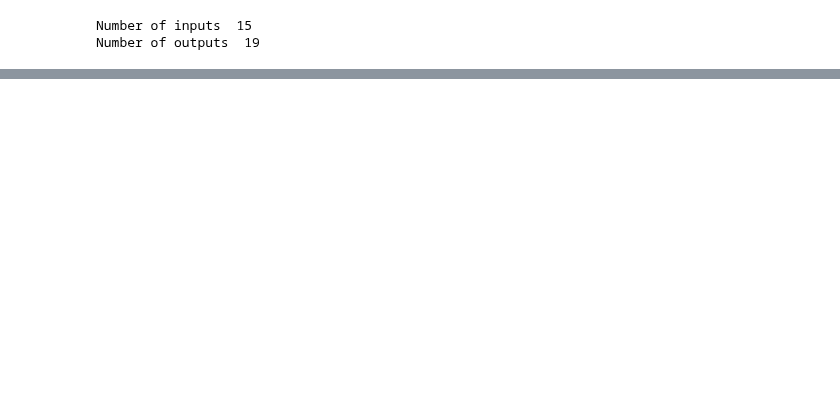
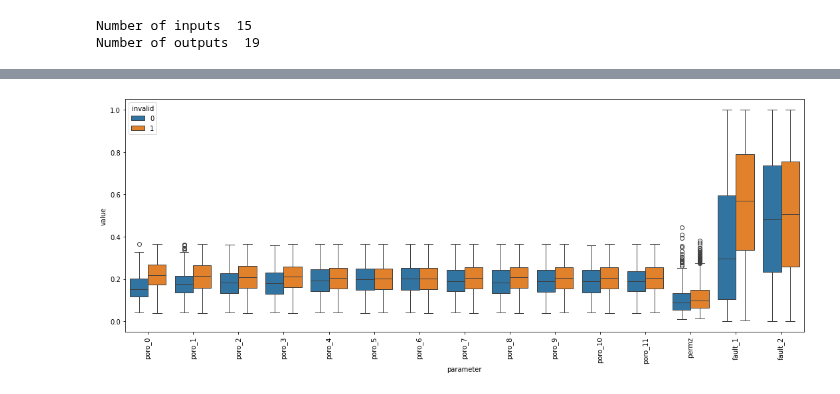
Before and after one commit to UM-Bridge/benchmarks, a Jupyter notebook: benchmarks/resevoirsim/opengosim.ipynb, the cells around one changed output, grey strips where cells are left out. Saved outputs shown, nothing was run; the diff lists cells and outputs as text; code cells hidden in the pictures; blank space fills up the shorter version.

```diff
--- a/benchmarks/resevoirsim/opengosim.ipynb
+++ b/benchmarks/resevoirsim/opengosim.ipynb
@@ -270,9 +252,12 @@ Average runtime  23.29379486100015  runtime variance  53.14385652886061
 # %%
+invalid_flags = []
 # Check if any pressure exceeds 200bar
-output_pressure = [feval[i, 0, 1:4] for i in range(len(samples))]
-#print(output_pressure)
+output_pressure = [feval[i][1:4] for i in range(len(feval))]
 for (idx,f) in enumerate(output_pressure):
     if np.any([px >= 200 for px in f]):
             print("Sample", samples[idx] , " at pressure ", f, "exceeds 200 bar")
+            invalid_flags.append(1)
+    else:
+        invalid_flags.append(0)
 # %%
 # Check gas in NOGO area
@@ -371,21 +275,0 @@ plt.show()
-# %%
-from scipy.interpolate import griddata
-
-n_plot = 4
-fig, axs = plt.subplots(n_plot, n_plot, figsize=(15, 15))
-
-for ih in range(n_plot):
-    for jh in range(n_plot):
-        ax = axs[ih, jh]
-        i = ih + 11
-        j = jh + 11
-        if i == j:
-            ax.set_visible(False)
-        else:
-            x = samples[:, i]
-            y = samples[:, j]
-            scatter = ax.scatter(x, y, c=output0, cmap='viridis', edgecolors='k', alpha=0.75)
-            ax.grid(True)
-        if ih == n_plot - 1 and jh == n_plot - 1:
-            fig.colorbar(scatter, ax=ax, label='Injected CO2 (Output0)')
-plt.show()
@@ -481,0 +333,11 @@ Parameters [0.11499228 0.22447775 0.17613802 0.11499228 0.11499228 0.17613802
+# %%
+df_filtered = df.drop(columns=['injected_gas'])  # Keep only inputs + 'invalid'
+df_melted = df_filtered.melt(id_vars='invalid', var_name='parameter', value_name='value')
+
+plt.figure(figsize=(15, 6))
+sns.boxplot(data=df_melted, x='parameter', y='value', hue='invalid')
+plt.xticks(rotation=90)
+plt.tight_layout()
+plt.show()
+# %% [output]
+[figure, added]
```
Also changed, not shown: parts of 29 cells of this notebook.
